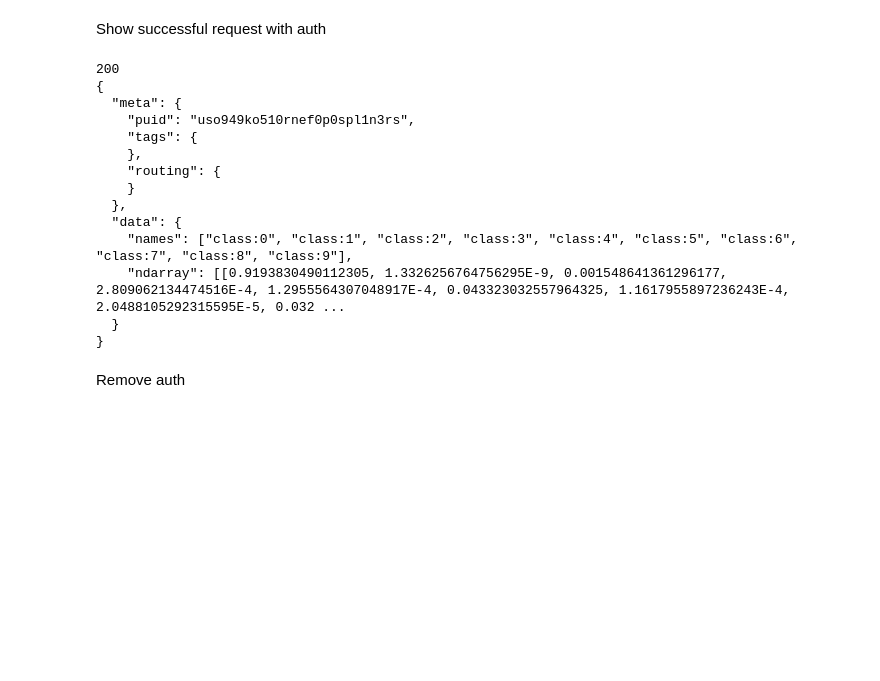
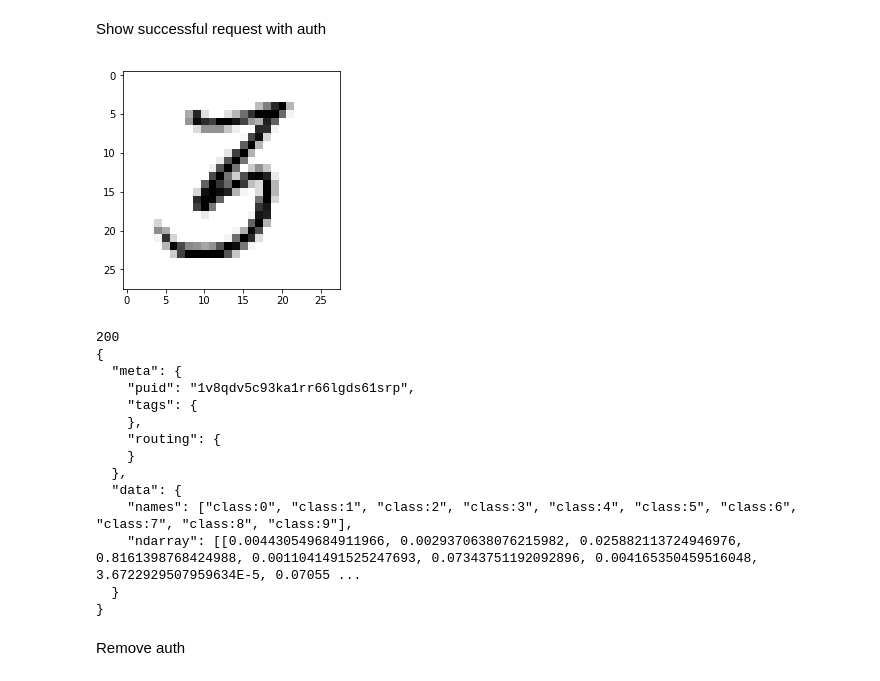
Before and after one commit to kubeflow/example-seldon, a Jupyter notebook: notebooks/example.ipynb, the cells around one changed output. Drawn from its saved outputs; the diff is of its cells as text; code cells hidden in the pictures; blank space fills up the shorter version.

```diff
--- a/notebooks/example.ipynb
+++ b/notebooks/example.ipynb
@@ -248,12 +248,15 @@ rest_request("mnist-classifier",batch_xs[1].reshape((1,784)))
 # %% [markdown]
 Show successful request with auth
 # %%
-rest_request_auth("mnist-classifier",batch_xs[1].reshape((1,784)),"username","password")
+chosen=1
+gen_image(batch_xs[chosen]).show()
+rest_request_auth("mnist-classifier",batch_xs[chosen].reshape((1,784)),"username","password")
 # %% [output]
+[figure, added]
 200
 {
   "meta": {
-    "puid": "uso949ko510rnef0p0spl1n3rs",
+    "puid": "1v8qdv5c93ka1rr66lgds61srp",
     "tags": {
     },
     "routing": {
@@ -261,7 +264,7 @@ rest_request_auth("mnist-classifier",batch_xs[1].reshape((1,784)),"username","pa
   },
   "data": {
     "names": ["class:0", "class:1", "class:2", "class:3", "class:4", "class:5", "class:6", "class:7", "class:8", "class:9"],
-    "ndarray": [[0.9193830490112305, 1.3326256764756295E-9, 0.001548641361296177, 2.809062134474516E-4, 1.2955564307048917E-4, 0.043323032557964325, 1.1617955897236243E-4, 2.0488105292315595E-5, 0.032 ...
+    "ndarray": [[0.004430549684911966, 0.0029370638076215982, 0.025882113724946976, 0.8161398768424988, 0.0011041491525247693, 0.07343751192092896, 0.004165350459516048, 3.6722929507959634E-5, 0.07055 ...
   }
 }
 # %% [markdown]
```
Also changed, not shown: parts of 4 cells of this notebook.
